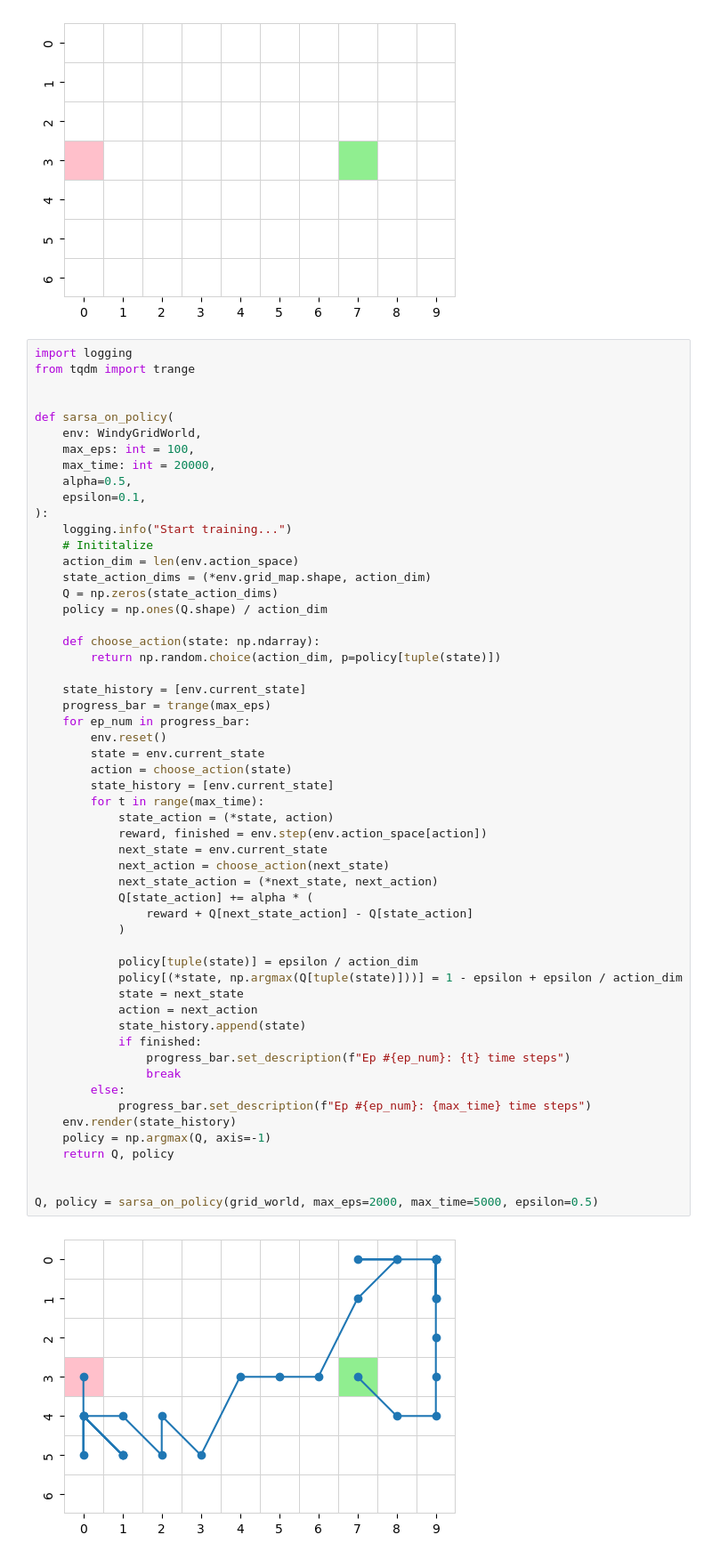
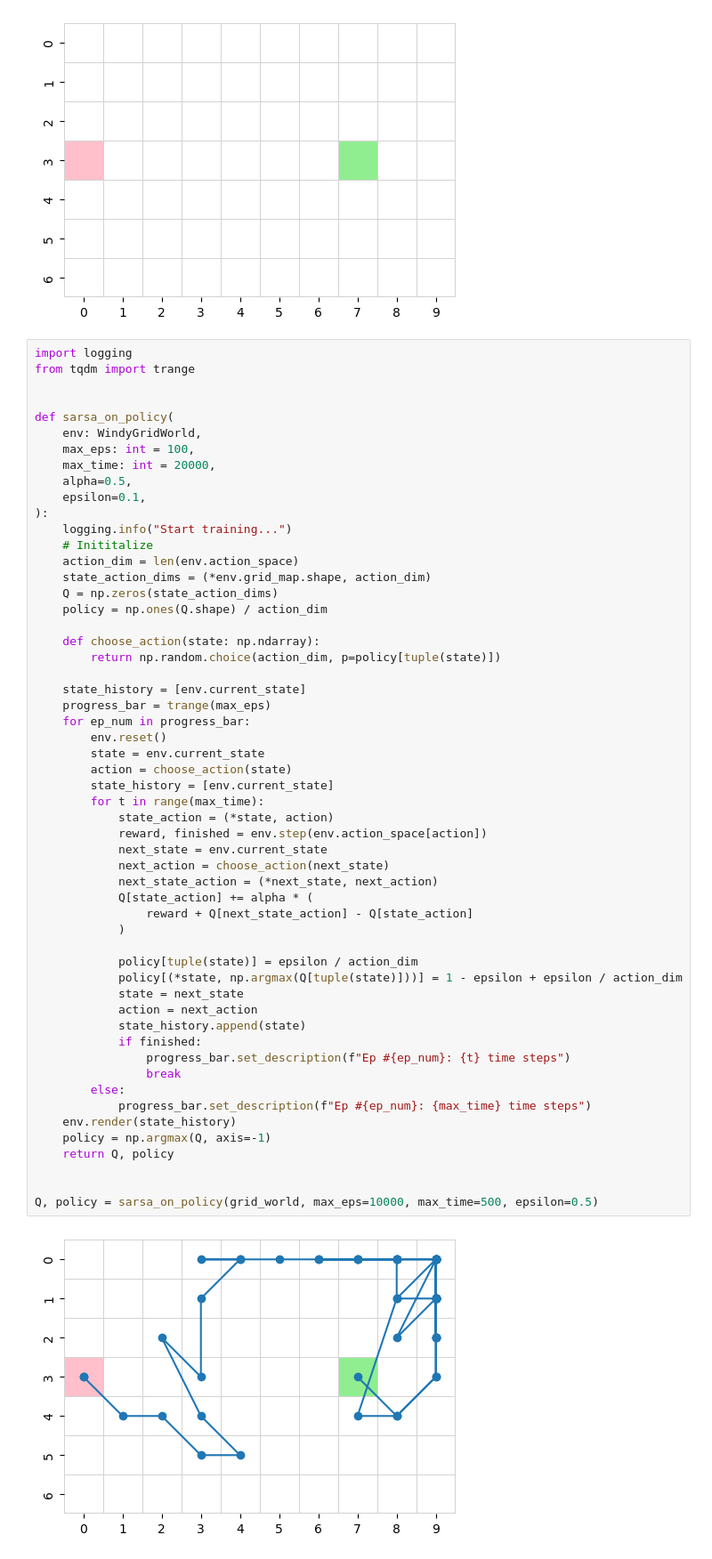
Before and after one commit to nguymin4/reinforcement-learning-introduction, a Jupyter notebook: chapter_6/sarsa.ipynb, the cells around one changed output. Shown at 89% size. Saved outputs shown, nothing was run; the diff lists cells and outputs as text.

```diff
--- a/chapter_6/sarsa.ipynb
+++ b/chapter_6/sarsa.ipynb
@@ -37,35 +37,35 @@ def sarsa_on_policy(
         env.reset()
         state = env.current_state
         action = choose_action(state)
         state_history = [env.current_state]
         for t in range(max_time):
             state_action = (*state, action)
             reward, finished = env.step(env.action_space[action])
             next_state = env.current_state
             next_action = choose_action(next_state)
             next_state_action = (*next_state, next_action)
             Q[state_action] += alpha * (
                 reward + Q[next_state_action] - Q[state_action]
             )
 
             policy[tuple(state)] = epsilon / action_dim
             policy[(*state, np.argmax(Q[tuple(state)]))] = 1 - epsilon + epsilon / action_dim
             state = next_state
             action = next_action
             state_history.append(state)
             if finished:
                 progress_bar.set_description(f"Ep #{ep_num}: {t} time steps")
                 break
         else:
             progress_bar.set_description(f"Ep #{ep_num}: {max_time} time steps")
     env.render(state_history)
     policy = np.argmax(Q, axis=-1)
     return Q, policy
 
 
-Q, policy = sarsa_on_policy(grid_world, max_eps=2000, max_time=5000, epsilon=0.5)
+Q, policy = sarsa_on_policy(grid_world, max_eps=10000, max_time=500, epsilon=0.5)
 # %% [output]
-[figure, old version]
+[figure, new version]
 # %%
 sample_policy_episode(grid_world, policy, 10)
 print(grid_world.action_space)
```
Also changed, not shown: parts of 1 cell of this notebook, 1 other file.
